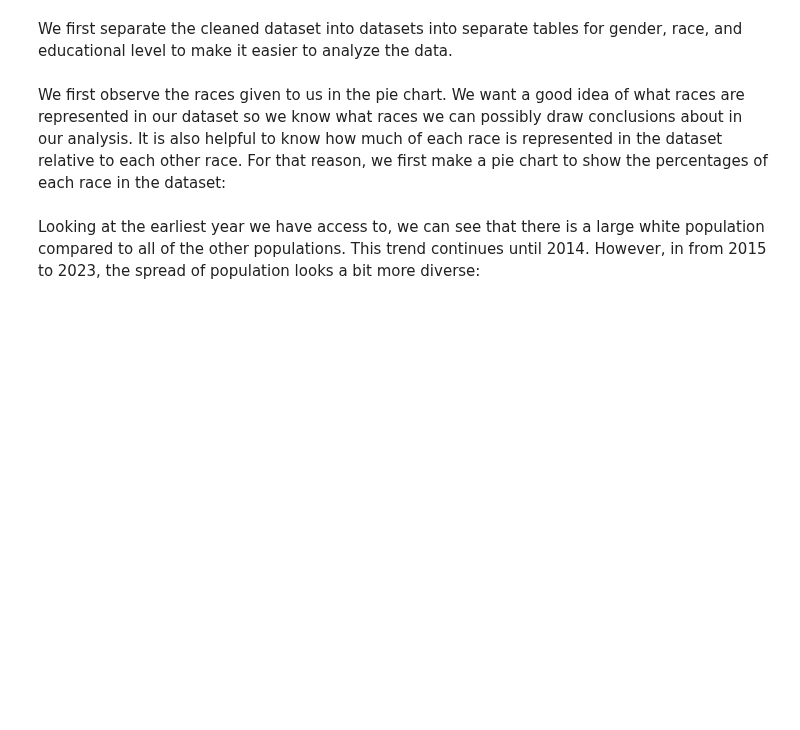
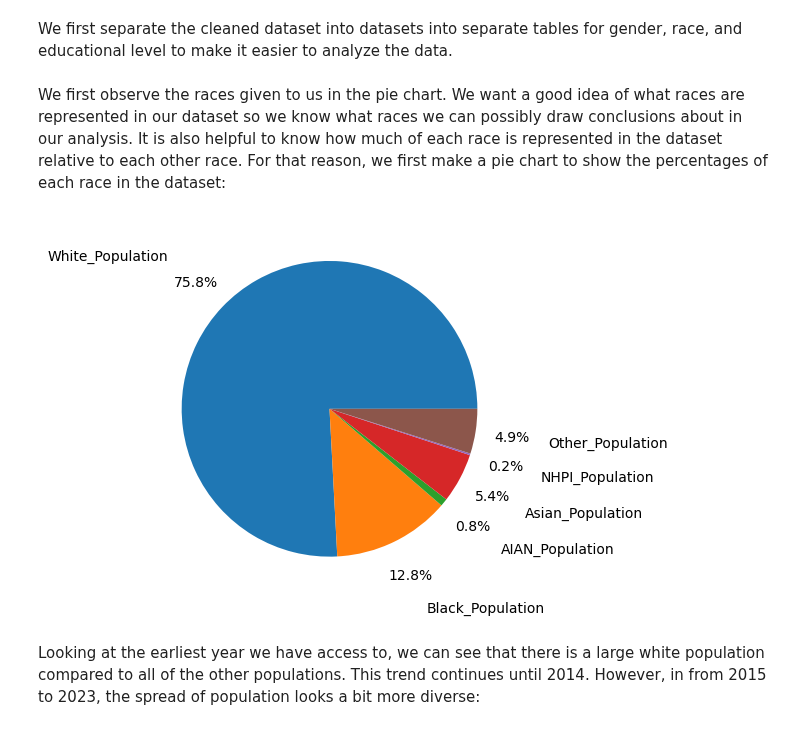
Before and after one commit to Matty67889/info-2950-project, a Jupyter notebook: Main.ipynb, the cells around one changed output. Drawn from its saved outputs; the diff is of its cells as text; code cells hidden in the pictures; blank space fills up the shorter version.

```diff
--- a/Main.ipynb
+++ b/Main.ipynb
@@ -38,13 +38,25 @@ We first separate the cleaned dataset into datasets into separate tables for gen
 # %%
 orig_df = pd.read_csv('Processed_Data.csv')
 # %%
-gender_cols = ['Year', 'Total_Population', 'Total_Below_Poverty', 'Male_Population', 'Poverty_Male', 'Female_Population', 'Poverty_Female']
+gender_cols = ['Year', 'Total_Population',
+               'Total_Below_Poverty', 'Male_Population',
+               'Poverty_Male', 'Female_Population', 'Poverty_Female']
 gender_df = orig_df[gender_cols]
 
-race_cols = ['Year', 'Total_Population', 'Total_Below_Poverty', 'White_Population', 'Poverty_White', 'Black_Population', 'Poverty_Black', 'AIAN_Population', 'Poverty_AIAN', 'Asian_Population', 'Poverty_Asian', 'NHPI_Population', 'Poverty_NHPI', 'Other_Population', 'Poverty_Other']
+race_cols = ['Year', 'Total_Population', 'Total_Below_Poverty',
+             'White_Population', 'Poverty_White',
+             'Black_Population', 'Poverty_Black',
+             'AIAN_Population', 'Poverty_AIAN',
+             'Asian_Population', 'Poverty_Asian',
+             'NHPI_Population', 'Poverty_NHPI',
+             'Other_Population', 'Poverty_Other']
 race_df = orig_df[race_cols]
 
-edu_cols = ['Year', 'Total_Population', 'Total_Below_Poverty', 'Population_Less_HS', 'Poverty_Less_HS', 'Population_HS_Grad', 'Poverty_HS_Grad', 'Population_Some_College', 'Poverty_Some_College', 'Population_Bachelors_Higher', 'Poverty_Bachelors_Higher']
+edu_cols = ['Year', 'Total_Population', 'Total_Below_Poverty',
+            'Population_Less_HS', 'Poverty_Less_HS',
+            'Population_HS_Grad', 'Poverty_HS_Grad',
+            'Population_Some_College', 'Poverty_Some_College',
+            'Population_Bachelors_Higher', 'Poverty_Bachelors_Higher']
 edu_df = orig_df[edu_cols]
 # %% [markdown]
 We first observe the races given to us in the pie chart. We want a good idea of what races are represented in our dataset so we know what races we can possibly draw conclusions about in our analysis. It is also helpful to know how much of each race is represented in the dataset relative to each other race. For that reason, we first make a pie chart to show the percentages of each race in the dataset:
@@ -63,11 +75,17 @@ def display_pie_chart_for_year(df, year, labels):
     """
     data = df[df['Year'] == year][labels]
     # percentage display from https://matplotlib.org/stable/gallery/pie_and_polar_charts/pie_features.html
-    plt.pie(data.to_numpy()[0], labels=labels, autopct='%1.1f%%', pctdistance=1.25, labeldistance = 1.5)
+    plt.pie(data.to_numpy()[0], labels=labels,
+            autopct='%1.1f%%', pctdistance=1.25,
+            labeldistance = 1.5)
     plt.show()
 # %%
-labels = ['White_Population', 'Black_Population', 'AIAN_Population', 'Asian_Population', 'NHPI_Population', 'Other_Population']
+labels = ['White_Population', 'Black_Population',
+          'AIAN_Population', 'Asian_Population',
+          'NHPI_Population', 'Other_Population']
 display_pie_chart_for_year(race_df, 2014, labels)
+# %% [output]
+[figure, added]
 # %% [markdown]
 Looking at the earliest year we have access to, we can see that there is a large white population compared to all of the other populations. This trend continues until 2014. However, in from 2015 to 2023, the spread of population looks a bit more diverse:
 # %%
```
Also changed, not shown: parts of 2 cells of this notebook.
